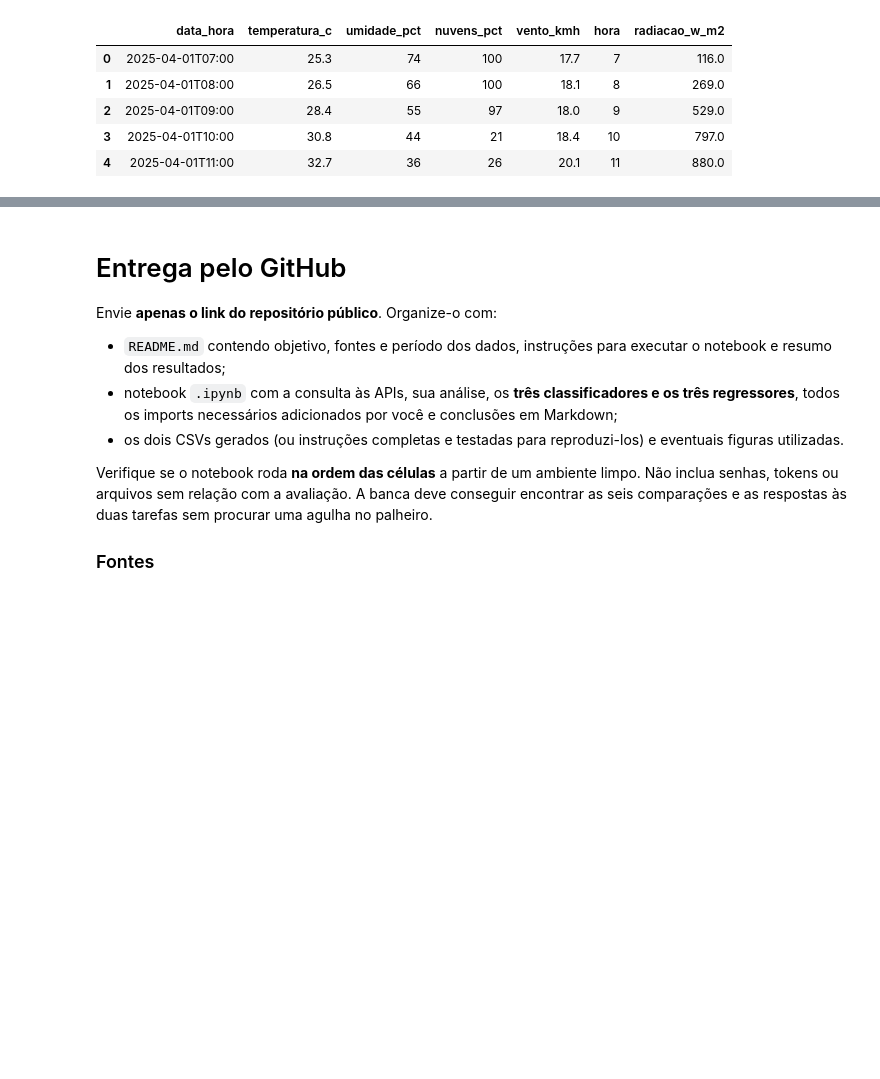
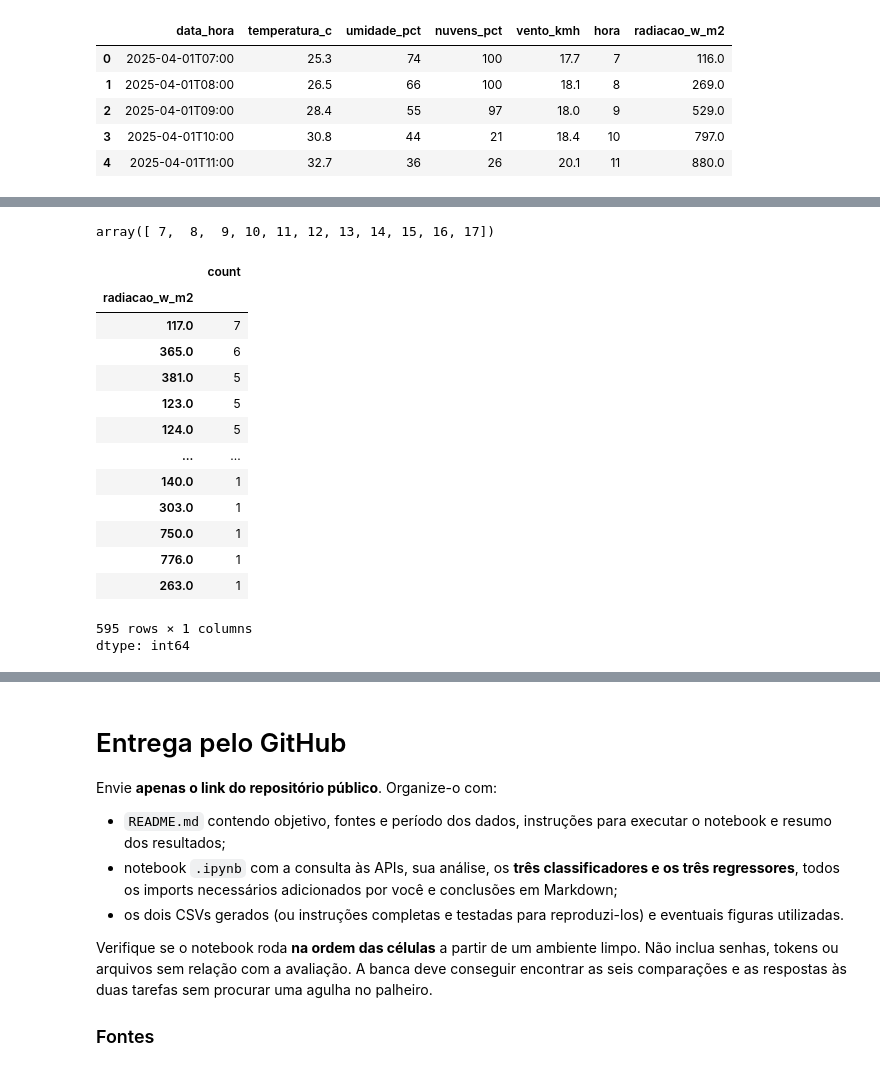
Before and after one commit to pedrosampaiom2007-gif/CP2-SERS, a Jupyter notebook: Aula_APIs_Energia_Renovavel_ML.ipynb, the cells around one changed output, grey strips where cells are left out. Drawn from its saved outputs; the diff is of its cells as text; code cells hidden in the pictures; blank space fills up the shorter version.

```diff
--- a/Aula_APIs_Energia_Renovavel_ML.ipynb
+++ b/Aula_APIs_Energia_Renovavel_ML.ipynb
@@ -663,0 +514,22 @@ Além disso, o modelo tem erro (cerca de 67 W/m² em média no melhor caso), e e
+# %%
+dados_regressao["hora"].unique() # Verificando os valores da coluna hora
+# %% [output]
+array([ 7,  8,  9, 10, 11, 12, 13, 14, 15, 16, 17])
+# %%
+dados_regressao["radiacao_w_m2"].value_counts() # Verificando os valores da radiação
+# %% [output]
+|  | count |
+| radiacao_w_m2 |  |
+| 117.0 | 7 |
+| 365.0 | 6 |
+| 381.0 | 5 |
+| 123.0 | 5 |
+| 124.0 | 5 |
+| ... | ... |
+| 140.0 | 1 |
+| 303.0 | 1 |
+| 750.0 | 1 |
+| 776.0 | 1 |
+| 263.0 | 1 |
+595 rows × 1 columns
+dtype: int64
```
Also changed, not shown: parts of 28 cells of this notebook.
